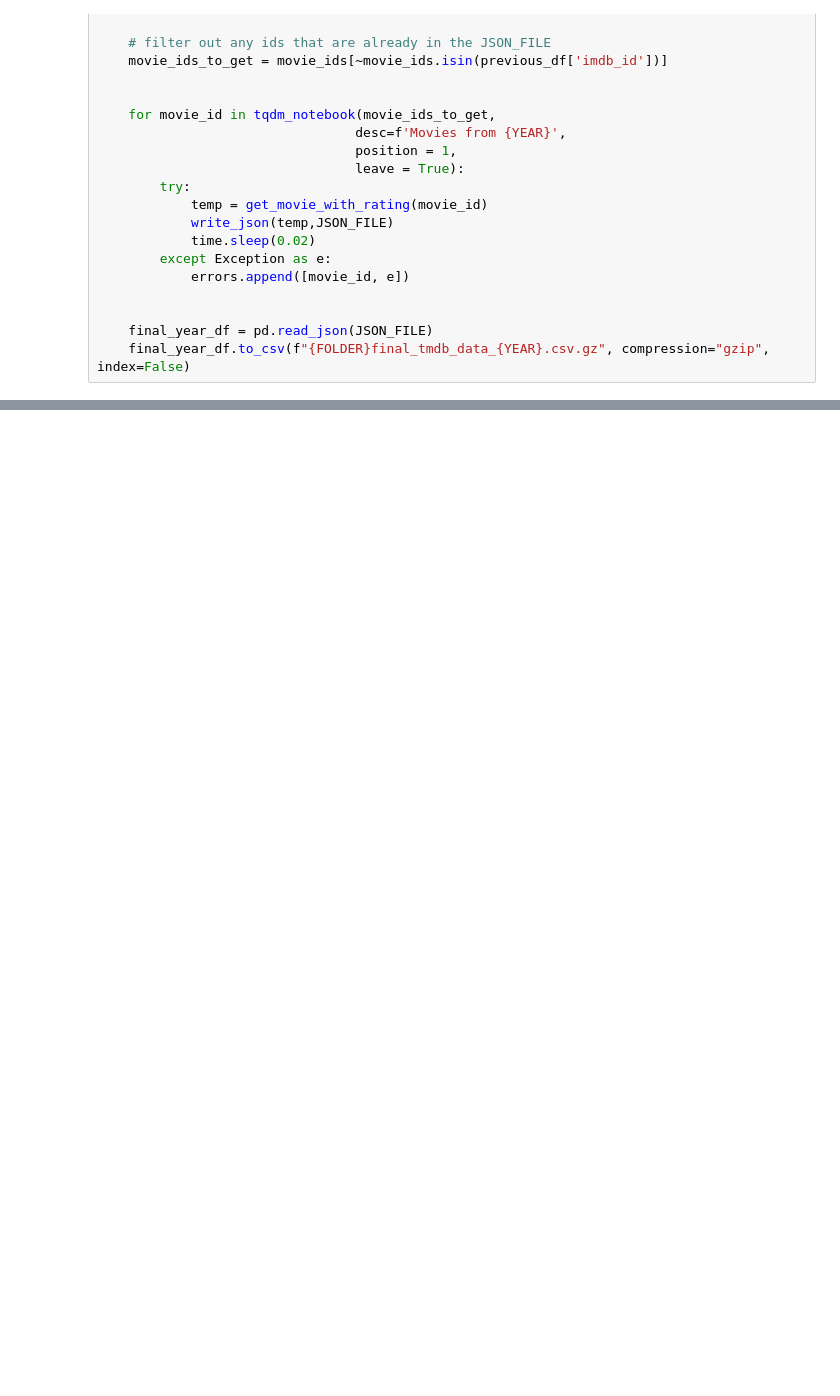
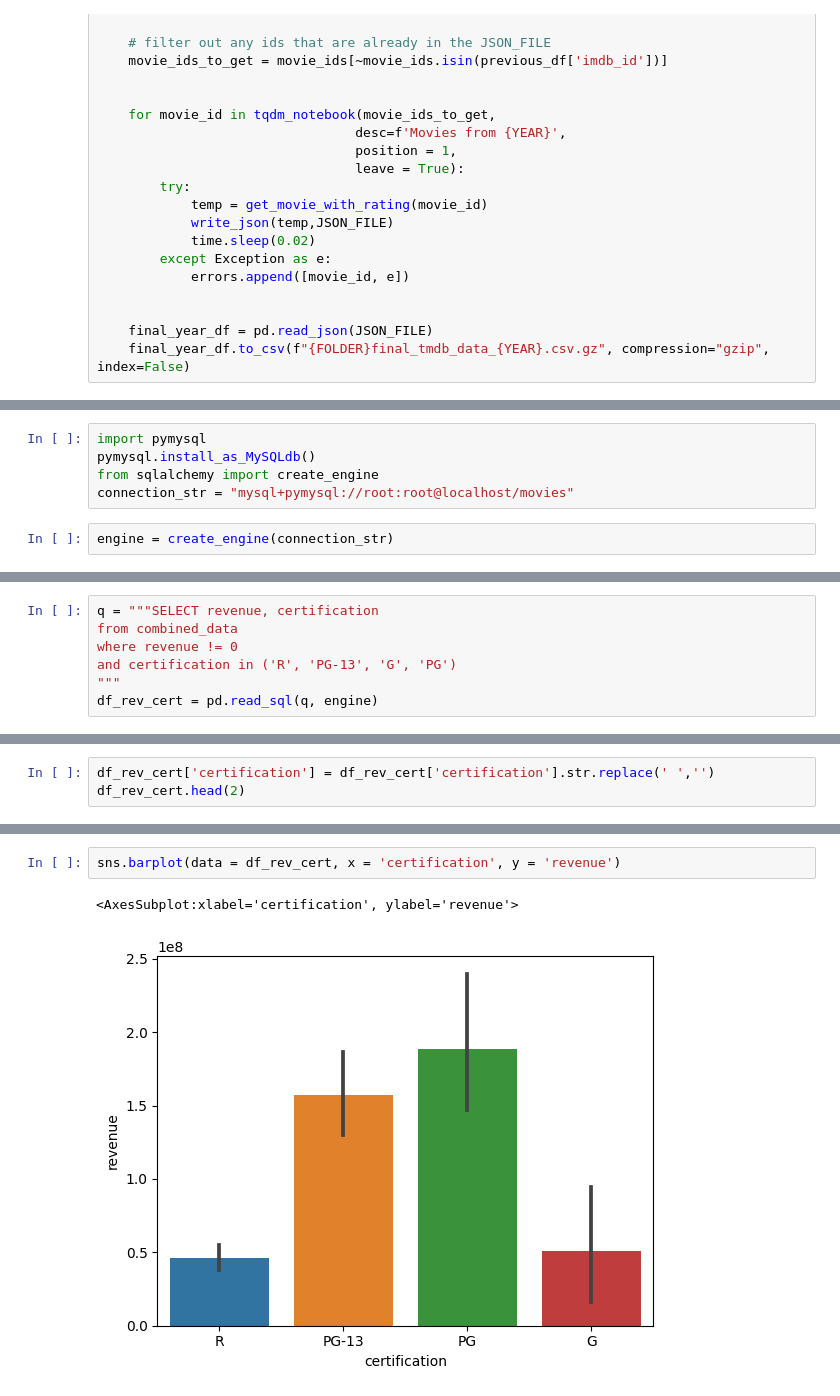
Before and after one commit to mkwak92/Project-3-IMDB, a Jupyter notebook: Project 3 Part 4.ipynb, the cells around one changed output, grey strips where cells are left out. Saved outputs shown, nothing was run; the diff lists cells and outputs as text; blank space fills up the shorter version.

```diff
--- a/Project 3 Part 4.ipynb
+++ b/Project 3 Part 4.ipynb
@@ -162,0 +224,7 @@ for YEAR in tqdm_notebook(YEARS_TO_GET, desc= 'YEARS', position = 0):
+# %%
+import pymysql
+pymysql.install_as_MySQLdb()
+from sqlalchemy import create_engine
+connection_str = "mysql+pymysql://root:root@localhost/movies"
+# %%
+engine = create_engine(connection_str)
@@ -162,0 +259,7 @@ for YEAR in tqdm_notebook(YEARS_TO_GET, desc= 'YEARS', position = 0):
+# %%
+q = """SELECT revenue, certification
+from combined_data
+where revenue != 0
+and certification in ('R', 'PG-13', 'G', 'PG')
+"""
+df_rev_cert = pd.read_sql(q, engine)
@@ -162,0 +275,3 @@ for YEAR in tqdm_notebook(YEARS_TO_GET, desc= 'YEARS', position = 0):
+# %%
+df_rev_cert['certification'] = df_rev_cert['certification'].str.replace(' ','')
+df_rev_cert.head(2)
@@ -162,0 +468,5 @@ for YEAR in tqdm_notebook(YEARS_TO_GET, desc= 'YEARS', position = 0):
+# %%
+sns.barplot(data = df_rev_cert, x = 'certification', y = 'revenue')
+# %% [output]
+<AxesSubplot:xlabel='certification', ylabel='revenue'>
+[figure, added]
```
Also changed, not shown: parts of 37 cells of this notebook, 2 other files.
